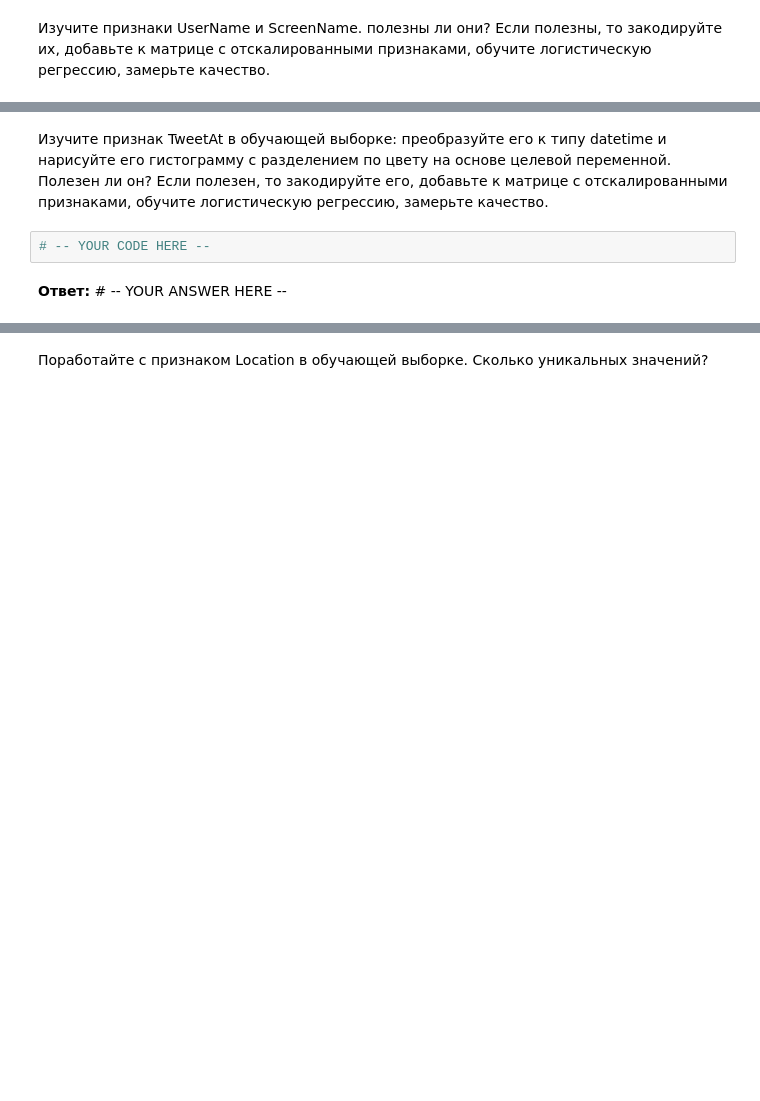
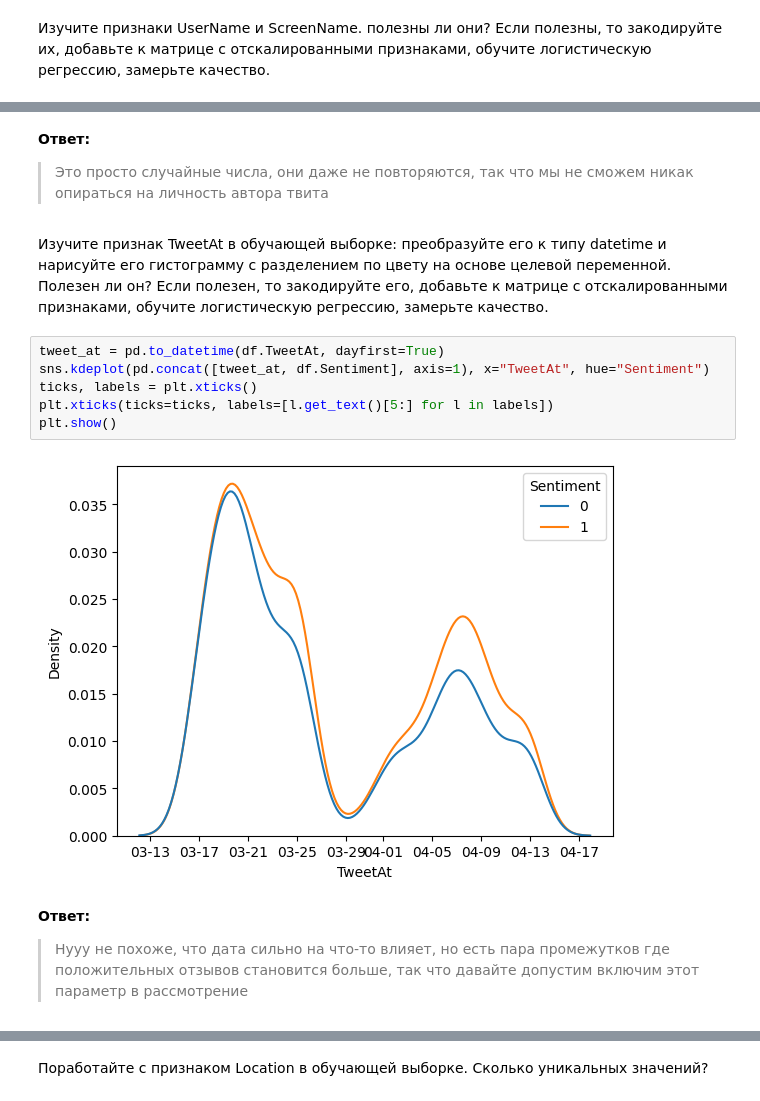
Before and after one commit to AjnoEO/iad-ml, a Jupyter notebook: hw06-texts/hw06_texts.ipynb, the cells around one changed output, grey strips where cells are left out. Saved outputs shown, nothing was run; the diff lists cells and outputs as text; blank space fills up the shorter version.

```diff
--- a/hw06-texts/hw06_texts.ipynb
+++ b/hw06-texts/hw06_texts.ipynb
@@ -580,6 +702,16 @@ from sklearn.preprocessing import StandardScaler
+# %% [markdown]
+**Ответ:**
+> Это просто случайные числа, они даже не повторяются, так что мы не сможем никак опираться на личность автора твита
 # %% [markdown]
 Изучите признак TweetAt в обучающей выборке: преобразуйте его к типу datetime и нарисуйте его гистограмму с разделением по цвету на основе целевой переменной. Полезен ли он? Если полезен, то закодируйте его, добавьте к матрице с отскалированными признаками, обучите логистическую регрессию, замерьте качество.
-# %%
-# -- YOUR CODE HERE --
-# %% [markdown]
-**Ответ:** # -- YOUR ANSWER HERE --
+# %%
+tweet_at = pd.to_datetime(df.TweetAt, dayfirst=True)
+sns.kdeplot(pd.concat([tweet_at, df.Sentiment], axis=1), x="TweetAt", hue="Sentiment")
+ticks, labels = plt.xticks()
+plt.xticks(ticks=ticks, labels=[l.get_text()[5:] for l in labels])
+plt.show()
+# %% [output]
+[figure, added]
+# %% [markdown]
+**Ответ:**
+> Нууу не похоже, что дата сильно на что-то влияет, но есть пара промежутков где положительных отзывов становится больше, так что давайте допустим включим этот параметр в рассмотрение
```
Also changed, not shown: parts of 55 cells of this notebook.
